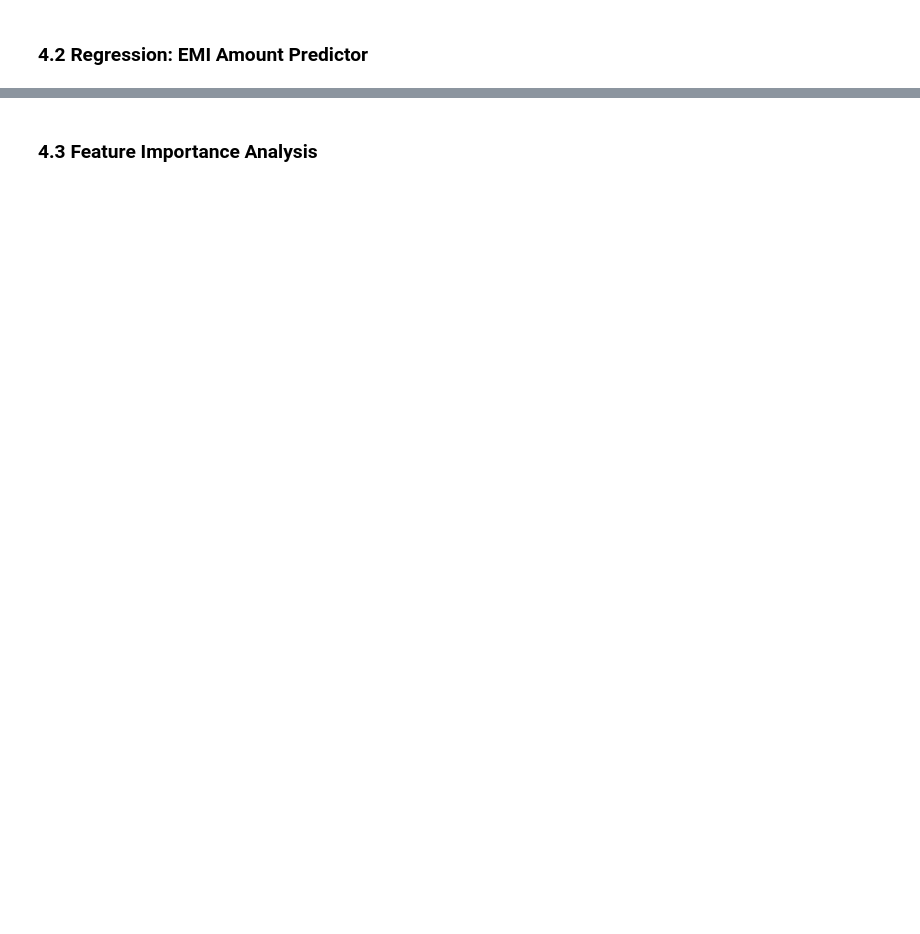
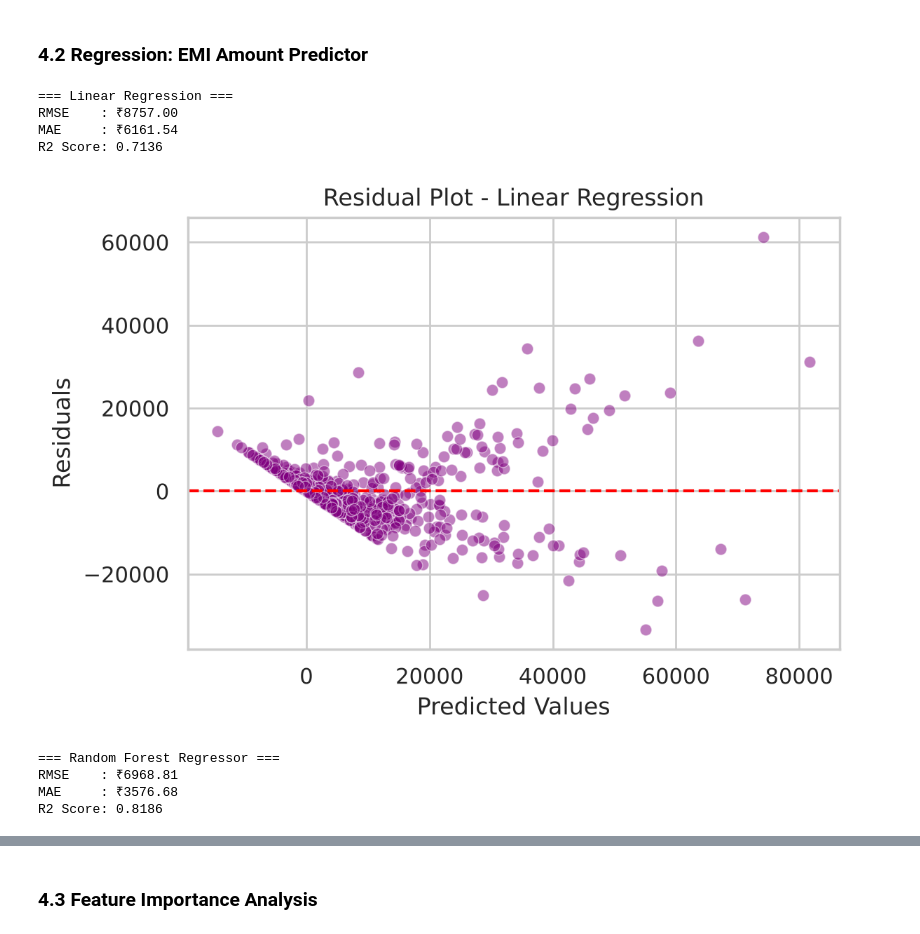
Before and after one commit to sahithi-manda/EMI_Prediction_Project, a Jupyter notebook: notebooks/emi_prediction_model.ipynb, the cells around one changed output, grey strips where cells are left out. Saved outputs shown, nothing was run; the diff lists cells and outputs as text; code cells hidden in the pictures; blank space fills up the shorter version.

```diff
--- a/notebooks/emi_prediction_model.ipynb
+++ b/notebooks/emi_prediction_model.ipynb
@@ -193,7 +266,7 @@ from sklearn.metrics import mean_squared_error, mean_absolute_error, r2_score
 
 # Train-test split for regression
 X_train, X_test, y_train_reg, y_test_reg = train_test_split(
-    X, y_reg, test_size=0.2, random_state=42
+    X, y_reg, test_size=0.2, random_state=42, stratify=y_class
 )
 
 # Create regression models
@@ -210,30 +283,40 @@ reg_rf = Pipeline(steps=[
 # Fit Linear Regression
 reg_lr.fit(X_train, y_train_reg)
 y_pred_reg_lr = reg_lr.predict(X_test)
 
 # Fit Random Forest Regressor
 reg_rf.fit(X_train, y_train_reg)
 y_pred_reg_rf = reg_rf.predict(X_test)
 
 # Evaluation function
 def print_regression_results(y_true, y_pred, name):
     rmse = np.sqrt(mean_squared_error(y_true, y_pred))
     mae = mean_absolute_error(y_true, y_pred)
     r2 = r2_score(y_true, y_pred)
     print(f"\n=== {name} ===")
     print(f"RMSE    : ₹{rmse:.2f}")
     print(f"MAE     : ₹{mae:.2f}")
     print(f"R2 Score: {r2:.4f}")
 
     # Residual plot
     plt.figure(figsize=(6, 4))
     residuals = y_true - y_pred
     sns.scatterplot(x=y_pred, y=residuals, alpha=0.5, color='purple')
     plt.axhline(y=0, color='red', linestyle='--')
     plt.xlabel('Predicted Values')
     plt.ylabel('Residuals')
     plt.title(f'Residual Plot - {name}')
     plt.show()
 
 print_regression_results(y_test_reg, y_pred_reg_lr, "Linear Regression")
 print_regression_results(y_test_reg, y_pred_reg_rf, "Random Forest Regressor")
+# %% [output]
+=== Linear Regression ===
+RMSE    : ₹8757.00
+MAE     : ₹6161.54
+R2 Score: 0.7136
+[figure, added]
+=== Random Forest Regressor ===
+RMSE    : ₹6968.81
+MAE     : ₹3576.68
+R2 Score: 0.8186
```
Also changed, not shown: parts of 12 cells of this notebook, 1 other file.
